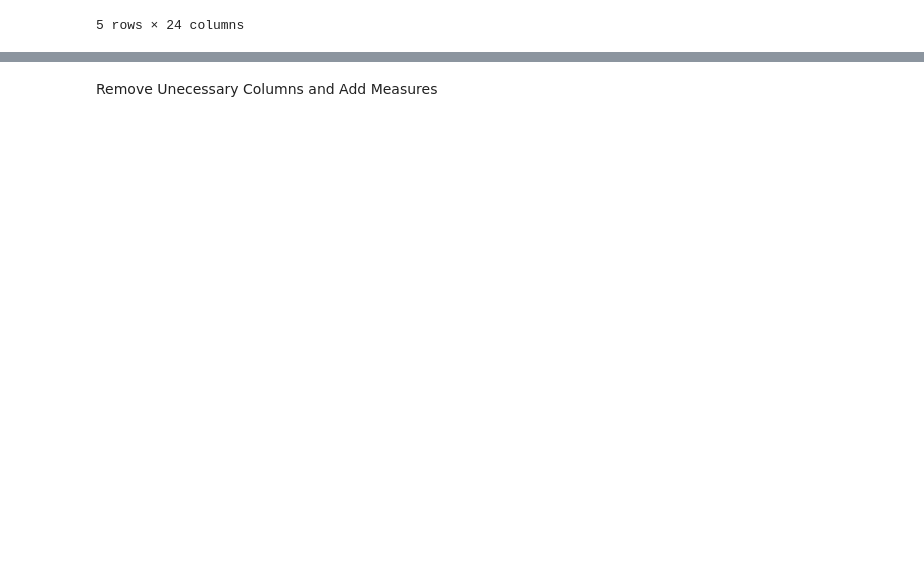
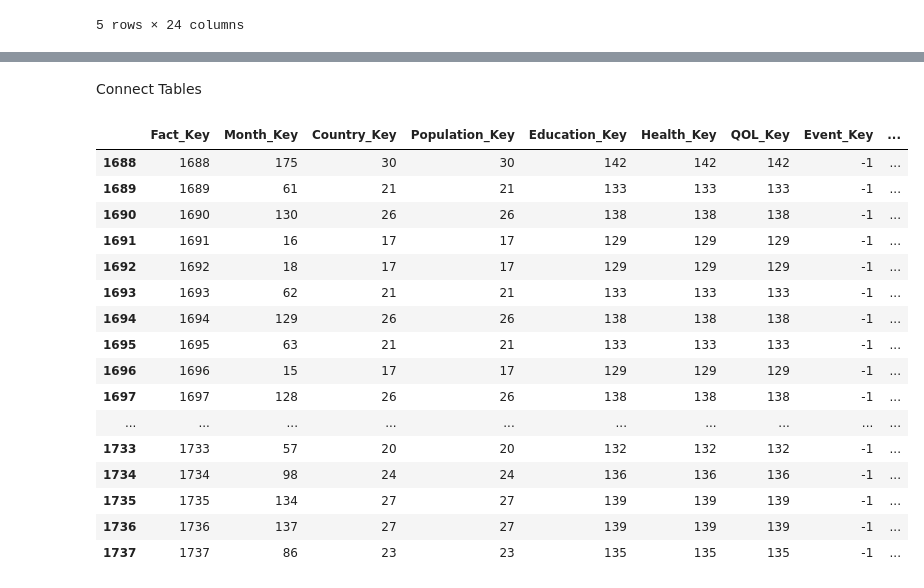
Before and after one commit to ajay-mundi/HealthDataMart, a Jupyter notebook: Data Staging/Fact_Table.ipynb, the cells around one changed output, grey strips where cells are left out. Drawn from its saved outputs; the diff is of its cells as text; code cells hidden in the pictures; blank space fills up the shorter version.

```diff
--- a/Data Staging/Fact_Table.ipynb
+++ b/Data Staging/Fact_Table.ipynb
@@ -59,6 +44,0 @@ Join with Population Data
-# %%
-population_data_processed = pd.read_csv("Pop_Processed_Table.csv")#read input data
-
-fact_table = fact_table.merge(population_data_processed, left_on=['Country','Year'], right_on=['Country','Year'], how='left' )
-
-fact_table.head()
@@ -73,2 +45,57 @@ fact_table.head()
-# %% [markdown]
-Remove Unecessary Columns and Add Measures
+# %% [markdown]
+Connect Tables
+# %%
+population_data_processed = pd.read_csv("Pop_Processed_Table.csv")#read input data
+education_processed = pd.read_csv("Education_Processed_Table.csv")#read input data
+health_processed = pd.read_csv("Health_Dimension.csv")#read input data
+quality_life_processed = pd.read_csv("QualityOfLife_Dimension.csv")
+
+fact_table = fact_table.merge(education_processed, left_on=['Country','Year'], right_on=['Country_Ref','Year_Ref'], how='left').drop(columns=["Country_Ref", "Year_Ref"], axis=1)
+fact_table = fact_table.merge(population_data_processed, left_on=['Country','Year'], right_on=['Country_Ref','Year_Ref'], how='left' ).drop(columns=["Country_Ref", "Year_Ref"], axis=1)
+fact_table = fact_table.merge(health_processed, left_on=['Country','Year'], right_on=['Country_Ref','Date'], how='left').drop(columns=["Country_Ref", "Date"], axis=1)
+fact_table = fact_table.merge(quality_life_processed, left_on=['Country','Year'], right_on=['Country_Ref','Date'], how='left').drop(columns=["Country_Ref", "Date"], axis=1)
+
+
+events_processed = pd.read_csv("Event_Pro_Table.csv")#read input data
+
+query = '''
+Select *
+FROM fact_table
+left join events_processed
+
+on
+fact_table.Country = events_processed.Country_Name
+and fact_table.Month_Num >= events_processed.Start_Month
+and fact_table.Month_Num <= events_processed.End_Month
+and fact_table.Year >= events_processed.Start_Year
+and fact_table.Year <= events_processed.End_Year
+'''
+
+fact_table = mysql(query)
+
+fact_table['Event_Key'] = fact_table['Event_Key'].fillna(-1)
+fact_table['Event_Key'] = fact_table['Event_Key'].astype(int)
+
+fact_table["Fact_Key"] = np.arange(len(fact_table))
+
+fact_table = pd.DataFrame(fact_table, columns=["Fact_Key","Month_Key", "Country_Key", "Population_Key", "Education_Key", "Health_Key", "QOL_Key", "Event_Key", "Country", "Year", "Name", "Month_Num"])
+
+fact_table.tail(50)
+# %% [output]
+|  | Fact_Key | Month_Key | Country_Key | Population_Key | Education_Key | Health_Key | QOL_Key | Event_Key | ... |
+| 1688 | 1688 | 175 | 30 | 30 | 142 | 142 | 142 | -1 | ... |
+| 1689 | 1689 | 61 | 21 | 21 | 133 | 133 | 133 | -1 | ... |
+| 1690 | 1690 | 130 | 26 | 26 | 138 | 138 | 138 | -1 | ... |
+| 1691 | 1691 | 16 | 17 | 17 | 129 | 129 | 129 | -1 | ... |
+| 1692 | 1692 | 18 | 17 | 17 | 129 | 129 | 129 | -1 | ... |
+| 1693 | 1693 | 62 | 21 | 21 | 133 | 133 | 133 | -1 | ... |
+| 1694 | 1694 | 129 | 26 | 26 | 138 | 138 | 138 | -1 | ... |
+| 1695 | 1695 | 63 | 21 | 21 | 133 | 133 | 133 | -1 | ... |
+| 1696 | 1696 | 15 | 17 | 17 | 129 | 129 | 129 | -1 | ... |
+| 1697 | 1697 | 128 | 26 | 26 | 138 | 138 | 138 | -1 | ... |
+| ... | ... | ... | ... | ... | ... | ... | ... | ... | ... |
+| 1733 | 1733 | 57 | 20 | 20 | 132 | 132 | 132 | -1 | ... |
+| 1734 | 1734 | 98 | 24 | 24 | 136 | 136 | 136 | -1 | ... |
+| 1735 | 1735 | 134 | 27 | 27 | 139 | 139 | 139 | -1 | ... |
+| 1736 | 1736 | 137 | 27 | 27 | 139 | 139 | 139 | -1 | ... |
+| 1737 | 1737 | 86 | 23 | 23 | 135 | 135 | 135 | -1 | ... |
```
Also changed, not shown: parts of 9 cells of this notebook, 11 other files.
